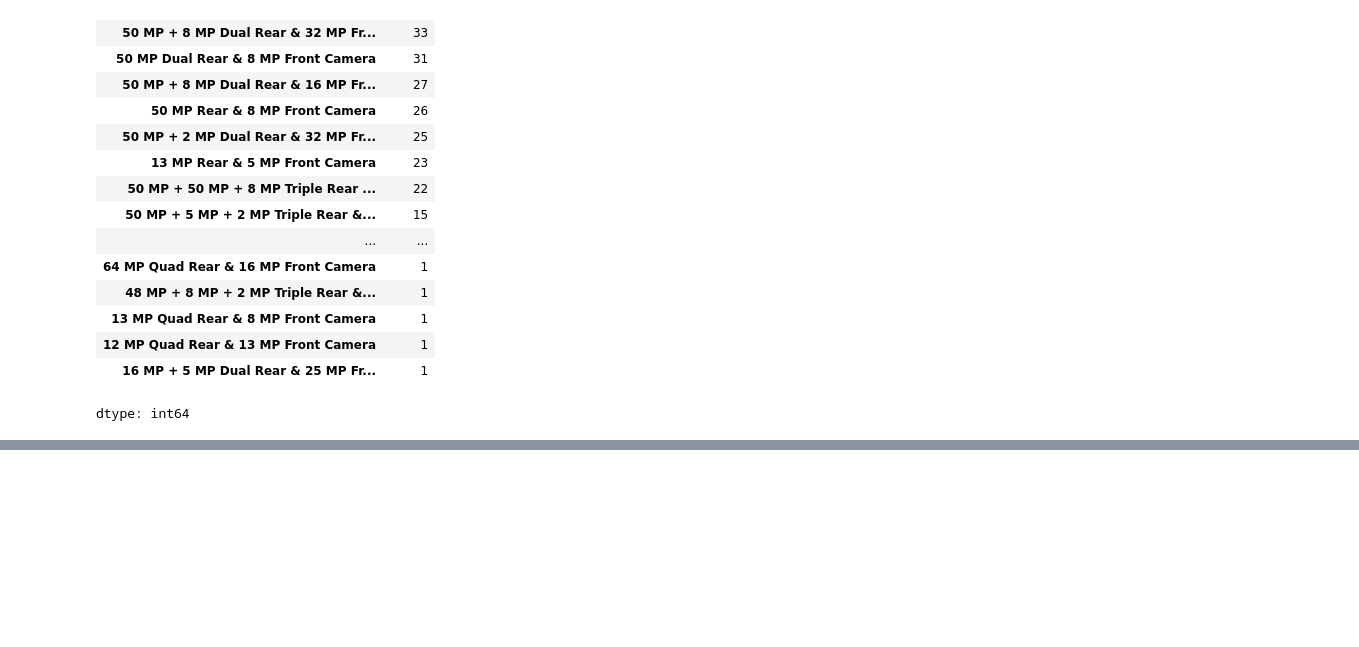
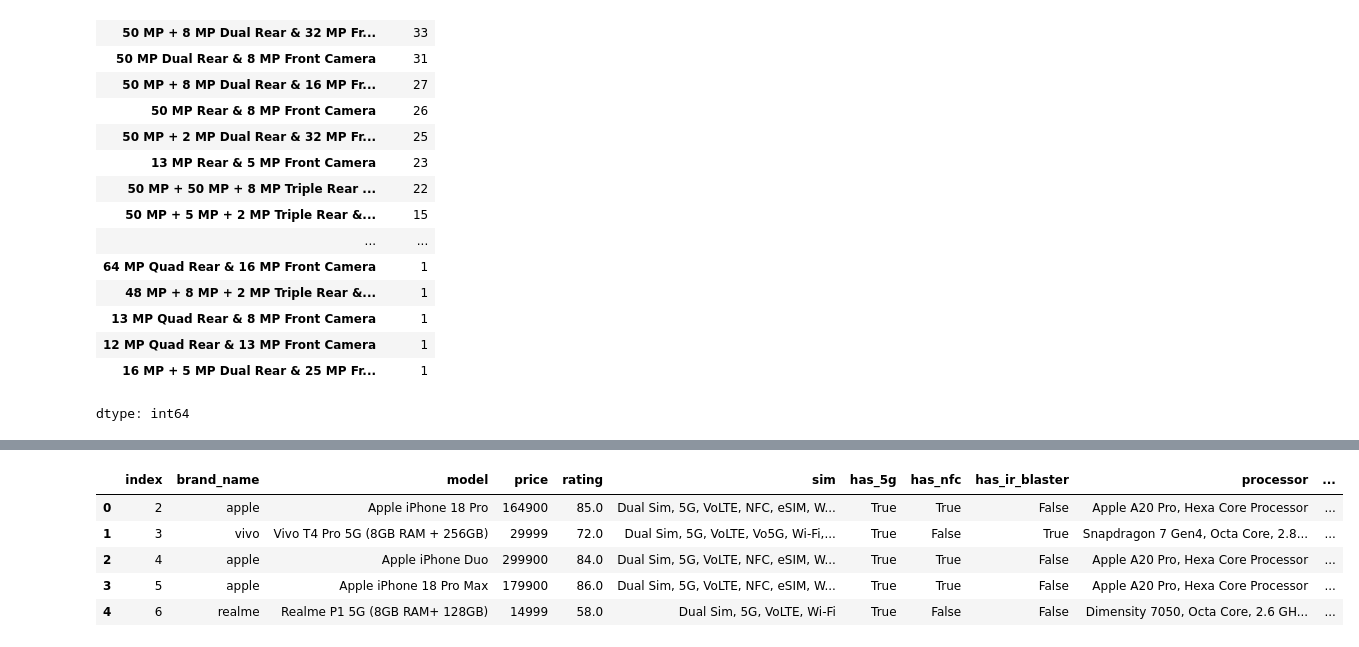
Before and after one commit to adilkamal2478/Adil_Pandas_Data_Preprocessing, a Jupyter notebook: Data_cleaning.ipynb, the cells around one changed output, grey strips where cells are left out. Cells and saved outputs as stored; diff of their text form; code cells hidden in the pictures; blank space fills up the shorter version.

```diff
--- a/Data_cleaning.ipynb
+++ b/Data_cleaning.ipynb
@@ -439,0 +462,2 @@ dtype: int64
+# %%
+df1['brand_name'] = df1['brand_name'].replace('moto' , 'motorola')
@@ -439,0 +488,2 @@ dtype: int64
+# %%
+df1['brand_name'] = df1['brand_name'].replace('samaung' , 'samsung')
@@ -439,0 +521,17 @@ dtype: int64
+# %%
+has_5g = df1['sim'].str.contains('5G' , case=False, na=False)
+has_nfc = df1['sim'].str.contains('NFC' , case=False, na=False)
+has_ir_blaster = df1['sim'].str.contains('IR Blaster' , case=False, na=False)
+# %%
+df1.insert(6,'has_5g',has_5g)
+df1.insert(7,'has_nfc',has_nfc)
+df1.insert(8,'has_ir_blaster',has_ir_blaster)
+# %%
+df1.head()
+# %% [output]
+|  | index | brand_name | model | price | rating | sim | has_5g | has_nfc | has_ir_blaster | processor | ... |
+| 0 | 2 | apple | Apple iPhone 18 Pro | 164900 | 85.0 | Dual Sim, 5G, VoLTE, NFC, eSIM, W... | True | True | False | Apple A20 Pro, Hexa Core Processor | ... |
+| 1 | 3 | vivo | Vivo T4 Pro 5G (8GB RAM + 256GB) | 29999 | 72.0 | Dual Sim, 5G, VoLTE, Vo5G, Wi-Fi,... | True | False | True | Snapdragon 7 Gen4, Octa Core, 2.8... | ... |
+| 2 | 4 | apple | Apple iPhone Duo | 299900 | 84.0 | Dual Sim, 5G, VoLTE, NFC, eSIM, W... | True | True | False | Apple A20 Pro, Hexa Core Processor | ... |
+| 3 | 5 | apple | Apple iPhone 18 Pro Max | 179900 | 86.0 | Dual Sim, 5G, VoLTE, NFC, eSIM, W... | True | True | False | Apple A20 Pro, Hexa Core Processor | ... |
+| 4 | 6 | realme | Realme P1 5G (8GB RAM+ 128GB) | 14999 | 58.0 | Dual Sim, 5G, VoLTE, Wi-Fi | True | False | False | Dimensity 7050, Octa Core, 2.6 GH... | ... |
```
Also changed, not shown: parts of 63 cells of this notebook.
